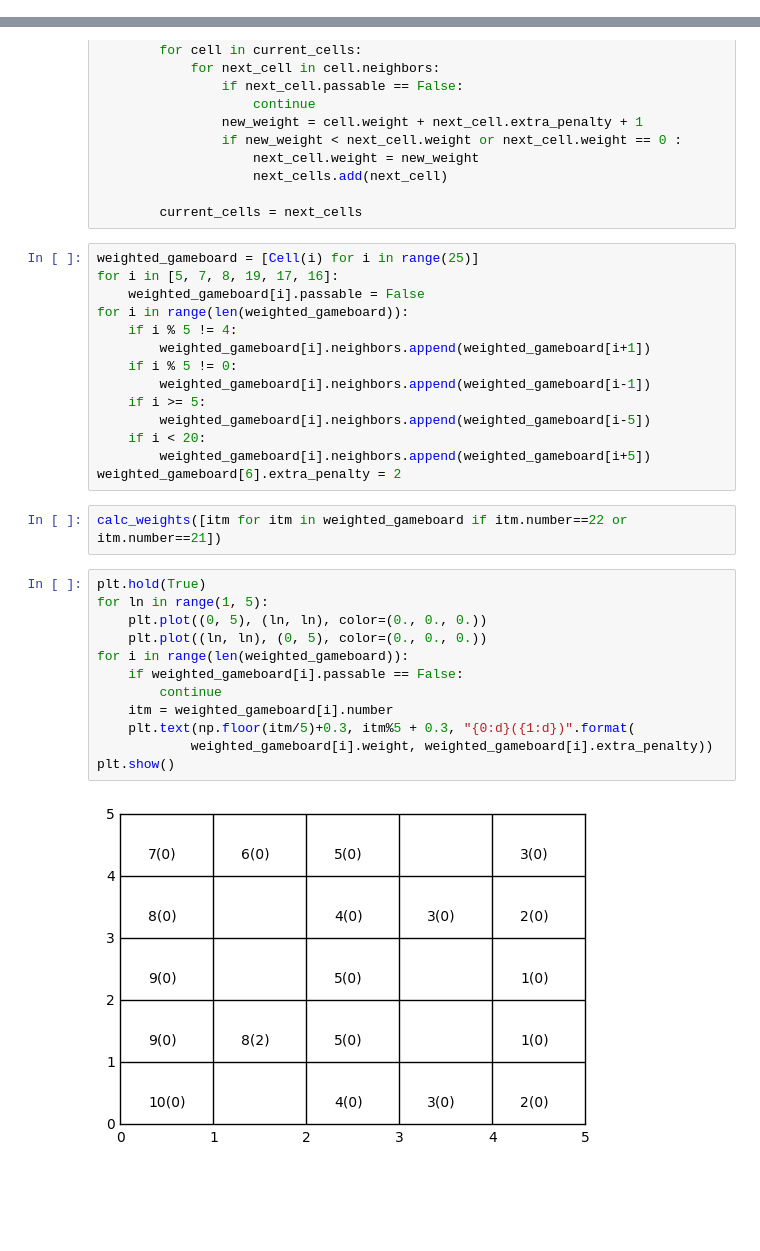
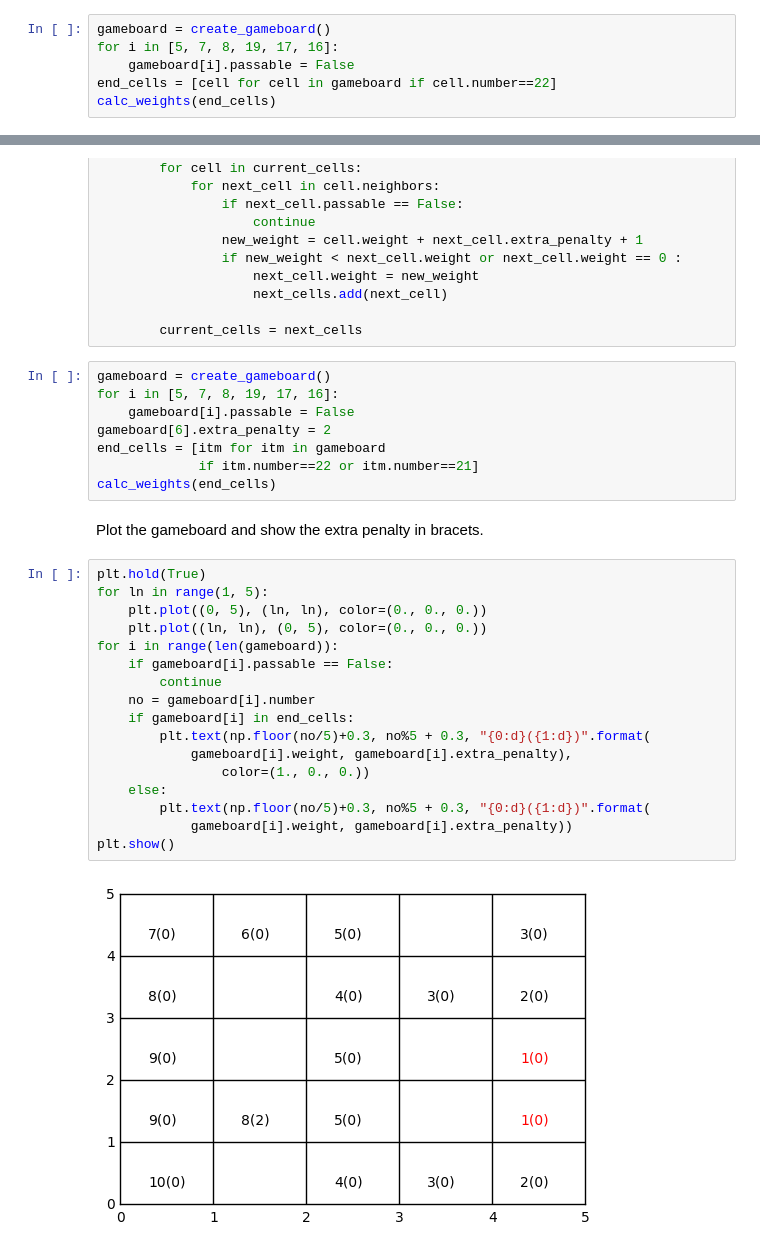
Before and after one commit to SvenMayer/notebooks, a Jupyter notebook: short_path.ipynb, the cells around one changed output, grey strips where cells are left out. Cells and saved outputs as stored; diff of their text form; blank space fills up the shorter version.

```diff
--- a/short_path.ipynb
+++ b/short_path.ipynb
@@ -125,0 +116,6 @@ And plot the new game board.
+# %%
+gameboard = create_gameboard()
+for i in [5, 7, 8, 19, 17, 16]:
+    gameboard[i].passable = False
+end_cells = [cell for cell in gameboard if cell.number==22]
+calc_weights(end_cells)
@@ -166,33 +175,32 @@ def calc_weights(end_points):
                     next_cells.add(next_cell)
 
         current_cells = next_cells
-# %%
-weighted_gameboard = [Cell(i) for i in range(25)]
-for i in [5, 7, 8, 19, 17, 16]:
-    weighted_gameboard[i].passable = False
-for i in range(len(weighted_gameboard)):
-    if i % 5 != 4:
-        weighted_gameboard[i].neighbors.append(weighted_gameboard[i+1])
-    if i % 5 != 0:
-        weighted_gameboard[i].neighbors.append(weighted_gameboard[i-1])
-    if i >= 5:
-        weighted_gameboard[i].neighbors.append(weighted_gameboard[i-5])
-    if i < 20:
-        weighted_gameboard[i].neighbors.append(weighted_gameboard[i+5])
-weighted_gameboard[6].extra_penalty = 2
 # %%
-calc_weights([itm for itm in weighted_gameboard if itm.number==22 or itm.number==21])
+gameboard = create_gameboard()
+for i in [5, 7, 8, 19, 17, 16]:
+    gameboard[i].passable = False
+gameboard[6].extra_penalty = 2
+end_cells = [itm for itm in gameboard
+             if itm.number==22 or itm.number==21]
+calc_weights(end_cells)
+# %% [markdown]
+Plot the gameboard and show the extra penalty in bracets.
 # %%
 plt.hold(True)
 for ln in range(1, 5):
     plt.plot((0, 5), (ln, ln), color=(0., 0., 0.))
     plt.plot((ln, ln), (0, 5), color=(0., 0., 0.))
-for i in range(len(weighted_gameboard)):
-    if weighted_gameboard[i].passable == False:
+for i in range(len(gameboard)):
+    if gameboard[i].passable == False:
         continue
-    itm = weighted_gameboard[i].number
-    plt.text(np.floor(itm/5)+0.3, itm%5 + 0.3, "{0:d}({1:d})".format(
-            weighted_gameboard[i].weight, weighted_gameboard[i].extra_penalty))
+    no = gameboard[i].number
+    if gameboard[i] in end_cells:
+        plt.text(np.floor(no/5)+0.3, no%5 + 0.3, "{0:d}({1:d})".format(
+            gameboard[i].weight, gameboard[i].extra_penalty),
+                color=(1., 0., 0.))
+    else:
+        plt.text(np.floor(no/5)+0.3, no%5 + 0.3, "{0:d}({1:d})".format(
+            gameboard[i].weight, gameboard[i].extra_penalty))
 plt.show()
 # %% [output]
-[figure, old version]
+[figure, new version]
```
Also changed, not shown: parts of 34 cells of this notebook.
